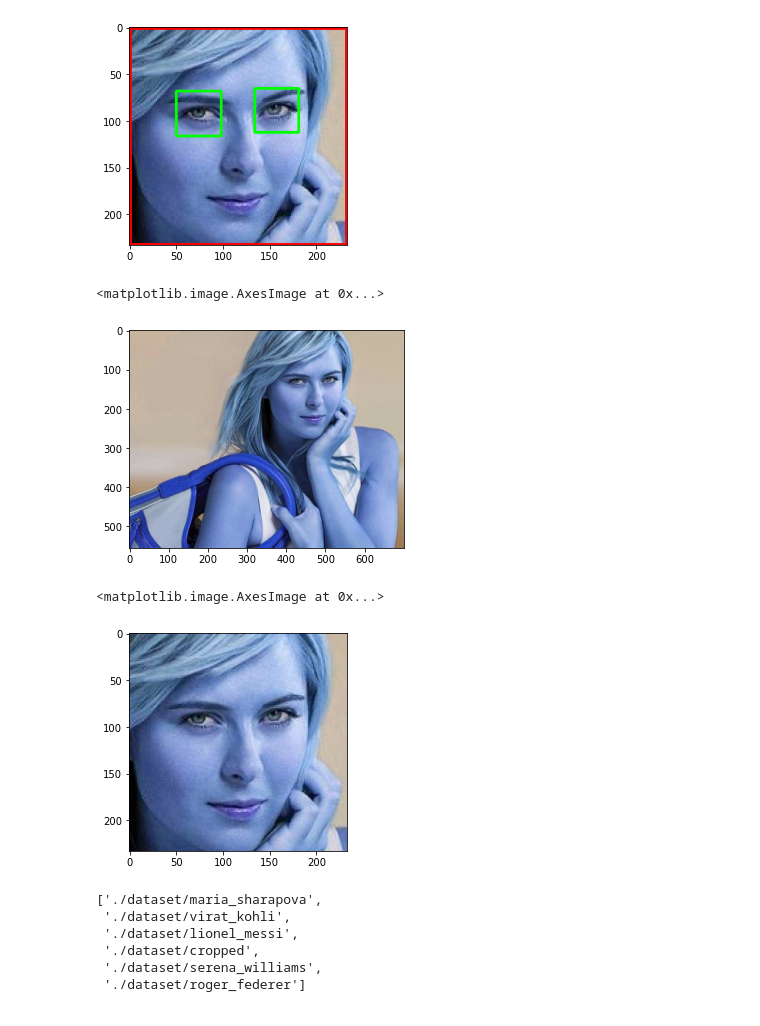
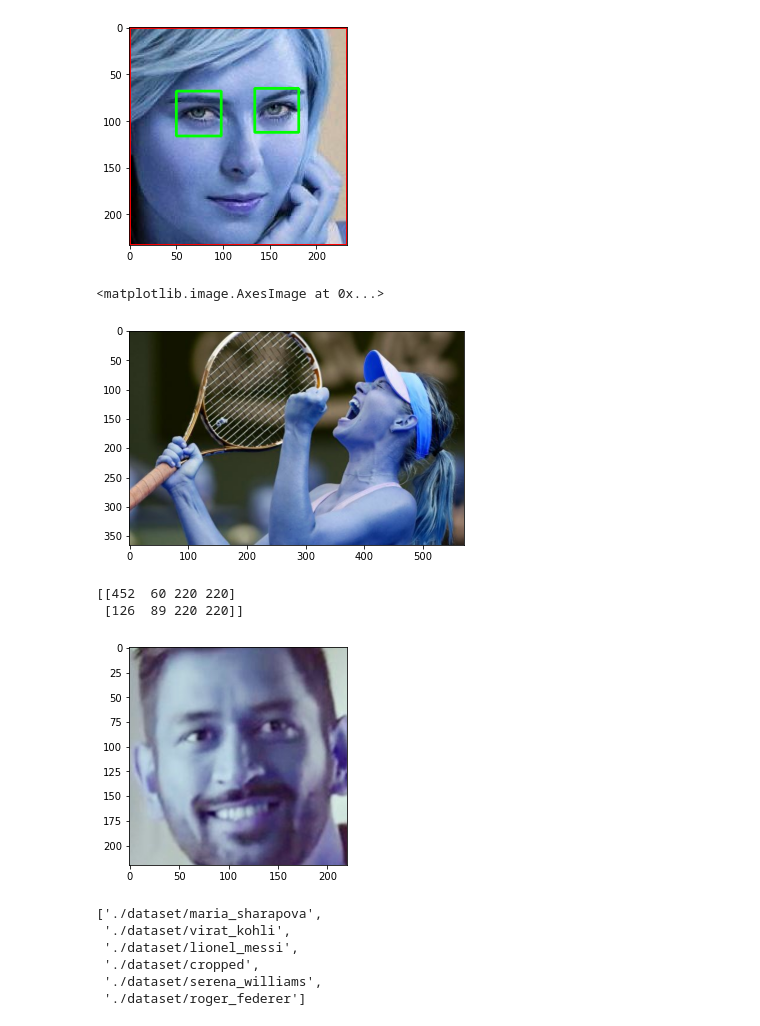
Before and after one commit to exulansis1420/Face-Recognition, a Jupyter notebook: model/data_cleaning.ipynb, the cells around one changed output. Drawn from its saved outputs; the diff is of its cells as text; code cells hidden in the pictures.

```diff
--- a/model/data_cleaning.ipynb
+++ b/model/data_cleaning.ipynb
@@ -91,15 +95,17 @@ def get_cropped_image_if_2_eyes(image_path):
 # %%
-original_image = cv2.imread('./test_images/sharapova1.jpg')
+original_image = cv2.imread('./test_images/sharapova2.jpg')
 plt.imshow(original_image)
 # %% [output]
 <matplotlib.image.AxesImage at 0x...>
-[figure, old version]
+[figure, new version]
 # %%
-cropped_image = get_cropped_image_if_2_eyes('./test_images/sharapova1.jpg')
-plt.imshow(cropped_image)
+cropped_images = get_cropped_image_if_2_eyes('./test_images/kohli1.jpg')
+for i in range(0,len(cropped_images)):
+       plt.imshow(cropped_images[i])
 # %% [output]
-<matplotlib.image.AxesImage at 0x...>
+[[452  60 220 220]
+ [126  89 220 220]]
-[figure, old version]
+[figure, new version]
 # %%
 path_to_data = "./dataset/"
 path_to_cr_data = "./dataset/cropped/"
```
Also changed, not shown: parts of 11 cells of this notebook, 42 other files.
